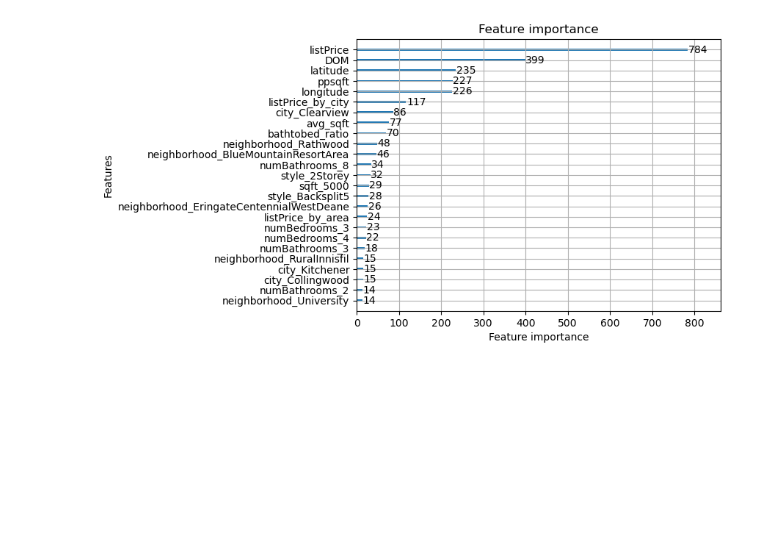
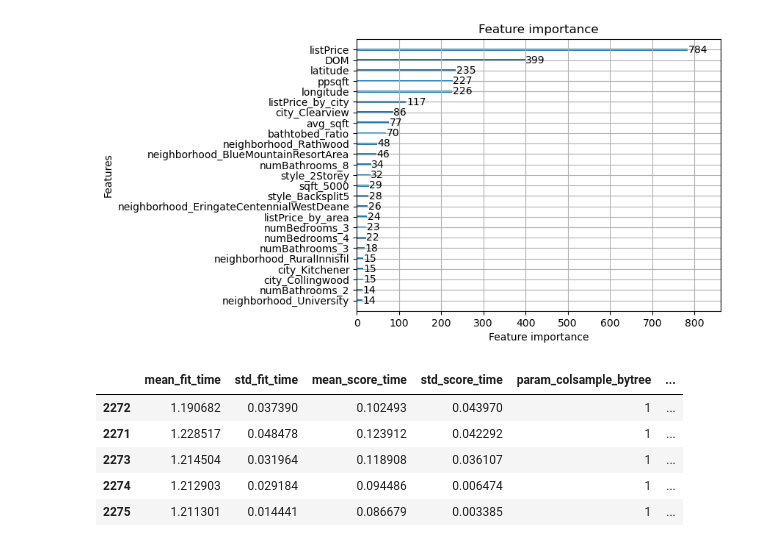
Before and after one commit to julian-fong/real-estate-predictor, a Jupyter notebook: model.ipynb, the cells around one changed output. Saved outputs shown, nothing was run; the diff lists cells and outputs as text; code cells hidden in the pictures; blank space fills up the shorter version.

```diff
--- a/model.ipynb
+++ b/model.ipynb
@@ -105,0 +128,9 @@ lgbm.plot_importance(base_regressor.fit(x_train,y_train), max_num_features = 25)
+# %%
+grid_results_df.sort_values(by=['rank_test_score']).head()
+# %% [output]
+|  | mean_fit_time | std_fit_time | mean_score_time | std_score_time | param_colsample_bytree | ... |
+| 2272 | 1.190682 | 0.037390 | 0.102493 | 0.043970 | 1 | ... |
+| 2271 | 1.228517 | 0.048478 | 0.123912 | 0.042292 | 1 | ... |
+| 2273 | 1.214504 | 0.031964 | 0.118908 | 0.036107 | 1 | ... |
+| 2274 | 1.212903 | 0.029184 | 0.094486 | 0.006474 | 1 | ... |
+| 2275 | 1.211301 | 0.014441 | 0.086679 | 0.003385 | 1 | ... |
```
Also changed, not shown: parts of 10 cells of this notebook.
